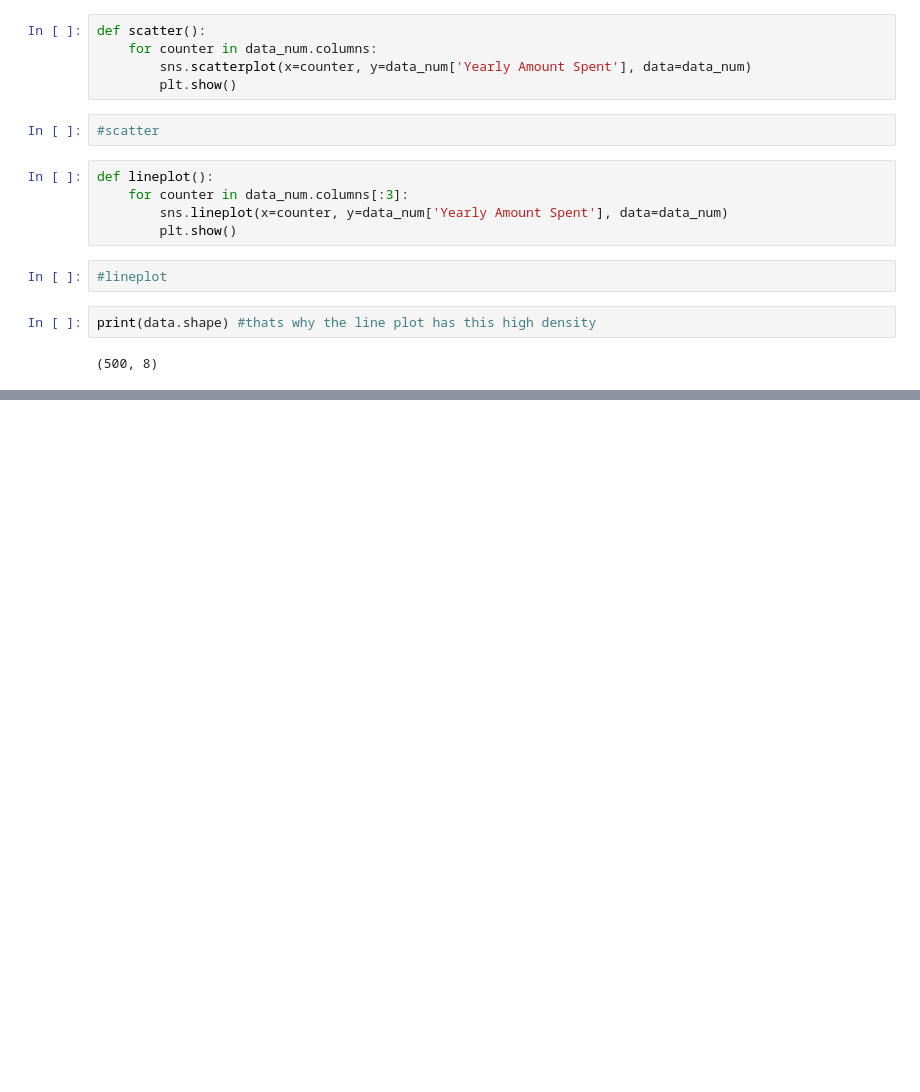
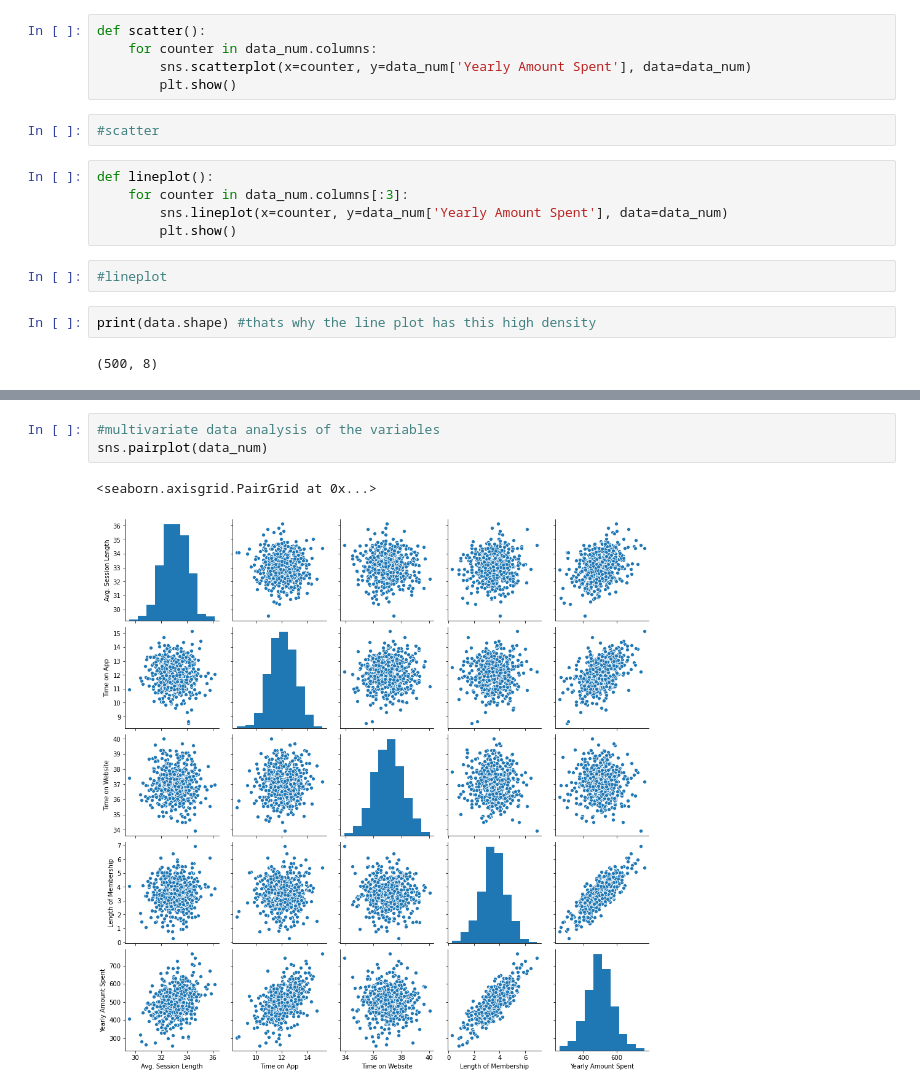
Before and after one commit to JustinSms/Ecommerce_clustering, a Jupyter notebook: visualisation.ipynb, the cells around one changed output, grey strips where cells are left out. Drawn from its saved outputs; the diff is of its cells as text; blank space fills up the shorter version.

Commit message:
Max_20/12/2020_21:50
set everything for structured visualisation (univariat, bivariat, multivariat) - which is continued on Monday 21/20/20

```diff
--- a/visualisation.ipynb
+++ b/visualisation.ipynb
@@ -30,0 +33,6 @@ print(data.shape) #thats why the line plot has this high density
+# %%
+#multivariate data analysis of the variables
+sns.pairplot(data_num)
+# %% [output]
+<seaborn.axisgrid.PairGrid at 0x...>
+[figure, added]
```
Also changed, not shown: parts of 3 cells of this notebook.
